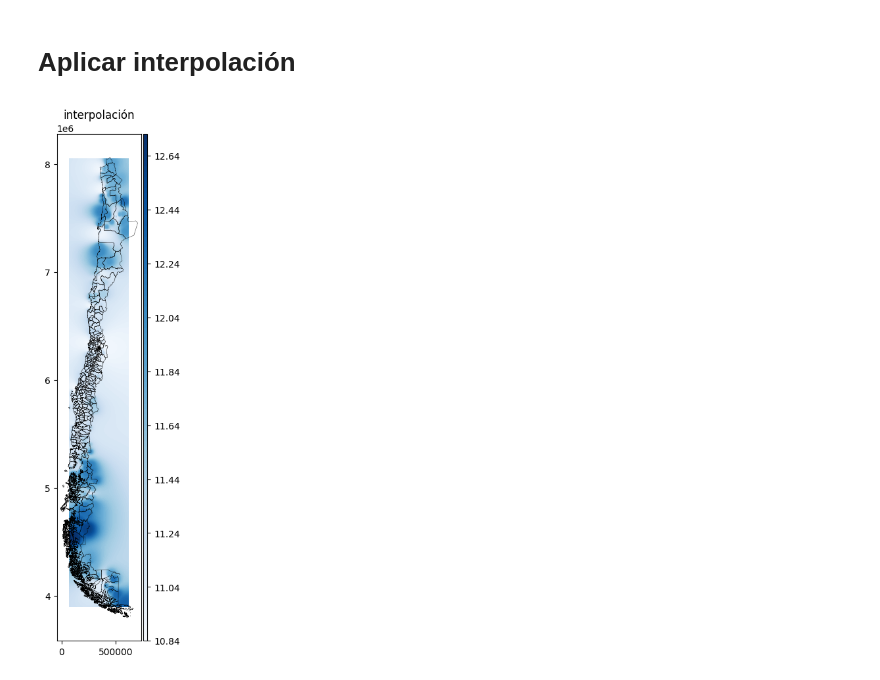
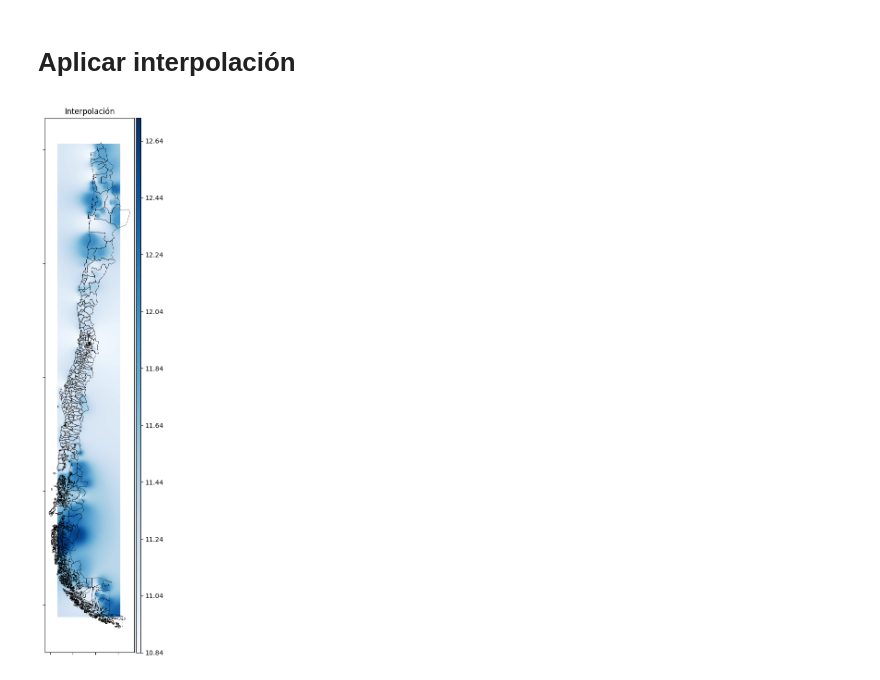
Before and after one commit to rbenatuilv/Junaeb-IMT-Capstone, a Jupyter notebook: Distancias/interpolation.ipynb, the cells around one changed output. Saved outputs shown, nothing was run; the diff lists cells and outputs as text; code cells hidden in the pictures.

Commit message:
Graficos interpolación

```diff
--- a/Distancias/interpolation.ipynb
+++ b/Distancias/interpolation.ipynb
@@ -50,10 +50,12 @@ def make_grid(comunas, n_resolutionx=100, n_resolutiony=500):
     return grid_x, grid_y
 
 def plot_interpolation(grid_x, grid_y, z_values, geometry_bound, name_graph):
-    ig,ax=plt.subplots(1,1,figsize=(10,10))
+    ig,ax=plt.subplots(1,1,figsize=(15,15))
     cax = make_axes_locatable(ax).append_axes("right", size="5%", pad="2%")
     im=ax.contourf(grid_x,grid_y,z_values, 100, cmap='Blues', origin='lower')
     geometry_bound.boundary.plot(ax=ax,color='k',lw=0.3)
+    ax.set_yticklabels([])
+    ax.set_xticklabels([])
     ax.set_aspect('equal')
     ax.set_title(name_graph)
     plt.colorbar(im,cax=cax);
@@ -74,6 +76,6 @@ grid_x, grid_y = make_grid(colegios, n_resolutionx=100, n_resolutiony=1000) # La
 values_idw=idwr2(colegios["x"], colegios["y"], colegios["values"], grid_x.flatten(), grid_y.flatten(), 4)
 z_idw=np.reshape(values_idw,grid_x.shape)
 # %%
-plot_interpolation(grid_x, grid_y, z_idw, geometry_bound=comunas_proyected,name_graph='interpolación')
+plot_interpolation(grid_x, grid_y, z_idw, geometry_bound=comunas_proyected,name_graph='Interpolación')
 # %% [output]
-[figure, old version]
+[figure, new version]
```
Also changed, not shown: parts of 2 cells of this notebook.
